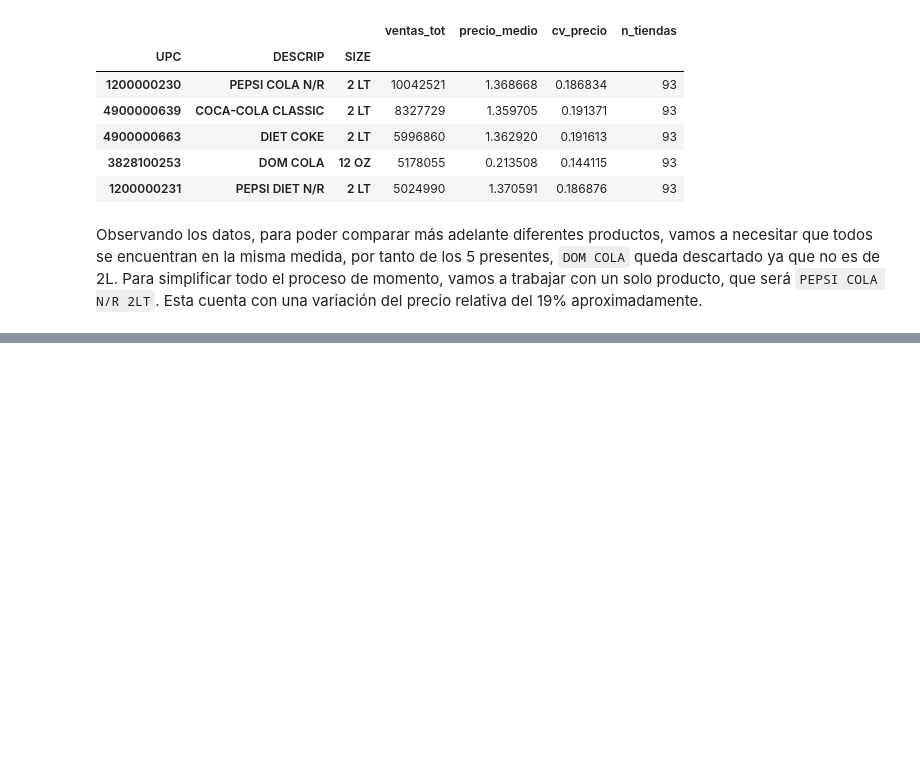
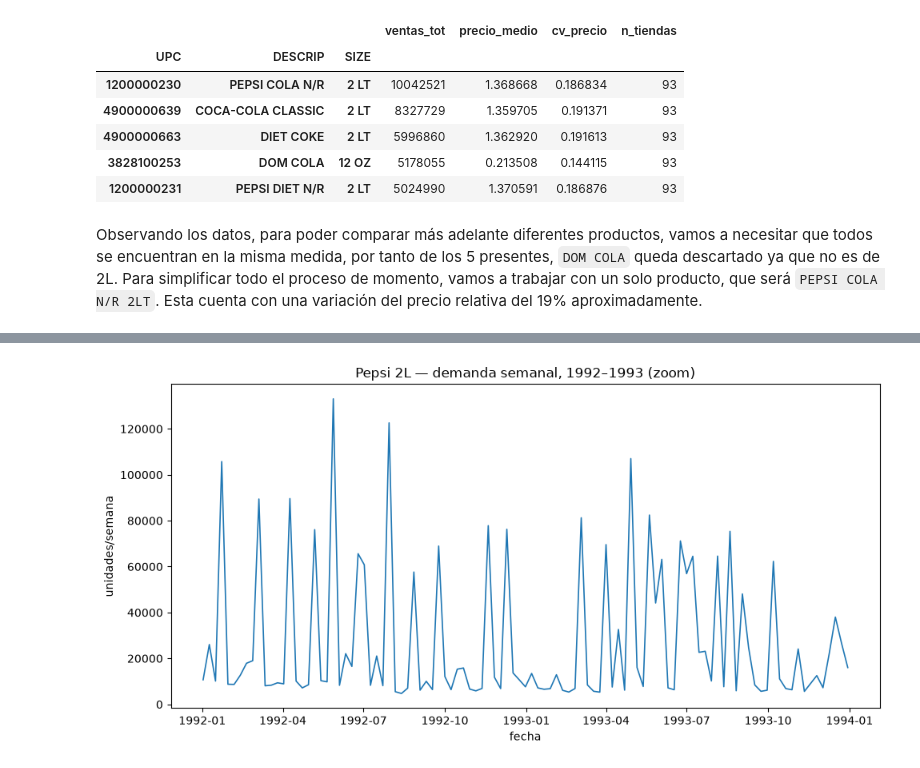
Before and after one commit to ivanfondo/Portafolio-Data-Science-Python, a Jupyter notebook: Pricing-Dominicks/notebooks/01_eda_limpieza.ipynb, the cells around one changed output, grey strips where cells are left out. Saved outputs shown, nothing was run; the diff lists cells and outputs as text; code cells hidden in the pictures; blank space fills up the shorter version.

```diff
--- a/Pricing-Dominicks/notebooks/01_eda_limpieza.ipynb
+++ b/Pricing-Dominicks/notebooks/01_eda_limpieza.ipynb
@@ -409,0 +513,14 @@ Observando los datos, para poder comparar más adelante diferentes productos, va
+# %%
+sub = weekly[(weekly['start'] >= '1992-01-01') & (weekly['start'] < '1994-01-01')] # sub-muestra
+
+fig, ax = plt.subplots(figsize=(10,5))
+
+ax.plot(sub['start'], sub['unidades'], lw=1.2)
+ax.set_title("Pepsi 2L — demanda semanal, 1992–1993 (zoom)")
+ax.set_xlabel("fecha")
+ax.set_ylabel("unidades/semana")
+
+plt.tight_layout()
+plt.show()
+# %% [output]
+[figure, added]
```
Also changed, not shown: parts of 13 cells of this notebook.
